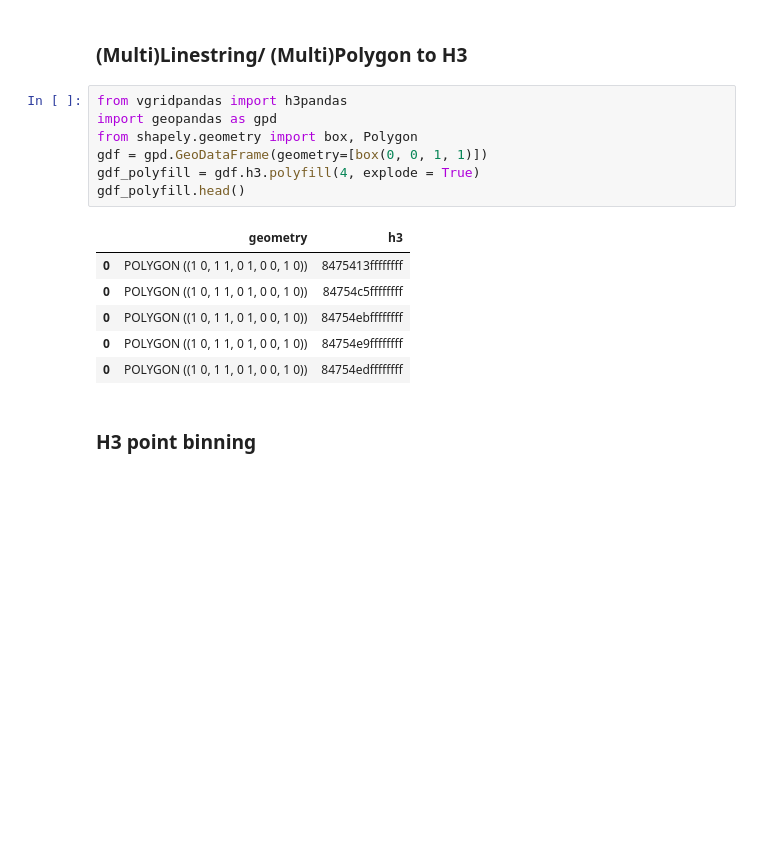
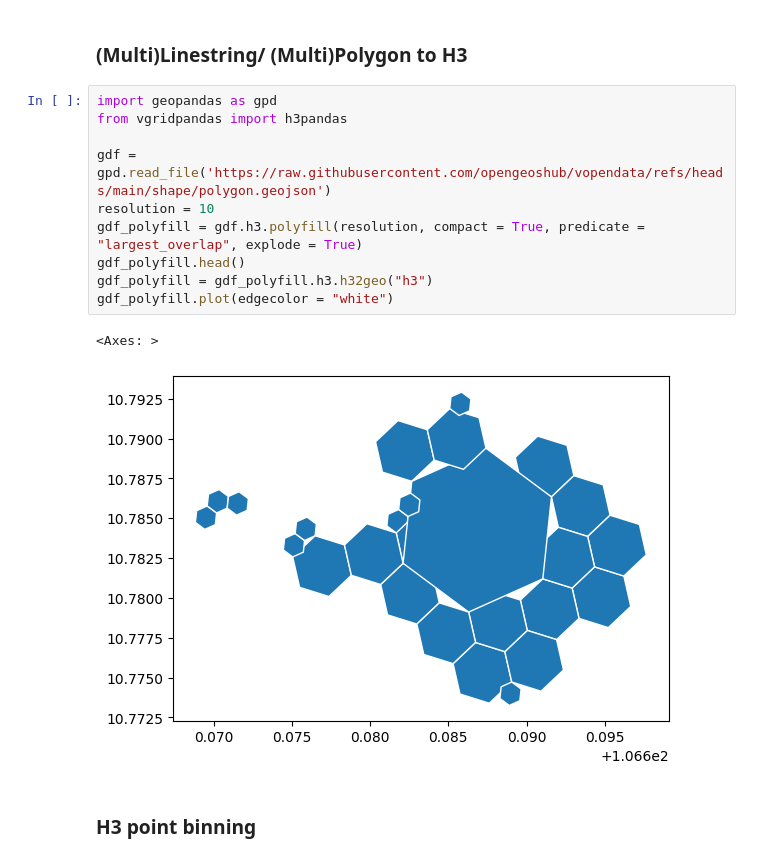
Before and after one commit to opengeoshub/vgridpandas, a Jupyter notebook: docs/notebooks/01_h3.ipynb, the cells around one changed output. Cells and saved outputs as stored; diff of their text form; blank space fills up the shorter version.

```diff
--- a/docs/notebooks/01_h3.ipynb
+++ b/docs/notebooks/01_h3.ipynb
@@ -45,19 +45,18 @@ df.head()
 # %% [markdown]
 ### (Multi)Linestring/ (Multi)Polygon to H3
 # %%
+import geopandas as gpd
 from vgridpandas import h3pandas
-import geopandas as gpd
-from shapely.geometry import box, Polygon
-gdf = gpd.GeoDataFrame(geometry=[box(0, 0, 1, 1)])
-gdf_polyfill = gdf.h3.polyfill(4, explode = True)
+
+gdf = gpd.read_file('https://raw.githubusercontent.com/opengeoshub/vopendata/refs/heads/main/shape/polygon.geojson')
+resolution = 10
+gdf_polyfill = gdf.h3.polyfill(resolution, compact = True, predicate = "largest_overlap", explode = True)
 gdf_polyfill.head()
+gdf_polyfill = gdf_polyfill.h3.h32geo("h3")
+gdf_polyfill.plot(edgecolor = "white")
 # %% [output]
-|  | geometry | h3 |
-| 0 | POLYGON ((1 0, 1 1, 0 1, 0 0, 1 0)) | 8475413ffffffff |
-| 0 | POLYGON ((1 0, 1 1, 0 1, 0 0, 1 0)) | 84754c5ffffffff |
-| 0 | POLYGON ((1 0, 1 1, 0 1, 0 0, 1 0)) | 84754ebffffffff |
-| 0 | POLYGON ((1 0, 1 1, 0 1, 0 0, 1 0)) | 84754e9ffffffff |
-| 0 | POLYGON ((1 0, 1 1, 0 1, 0 0, 1 0)) | 84754edffffffff |
+<Axes: >
+[figure, added]
 # %% [markdown]
 ### H3 point binning
 # %%
```
Also changed, not shown: parts of 1 cell of this notebook, 13 other files.
